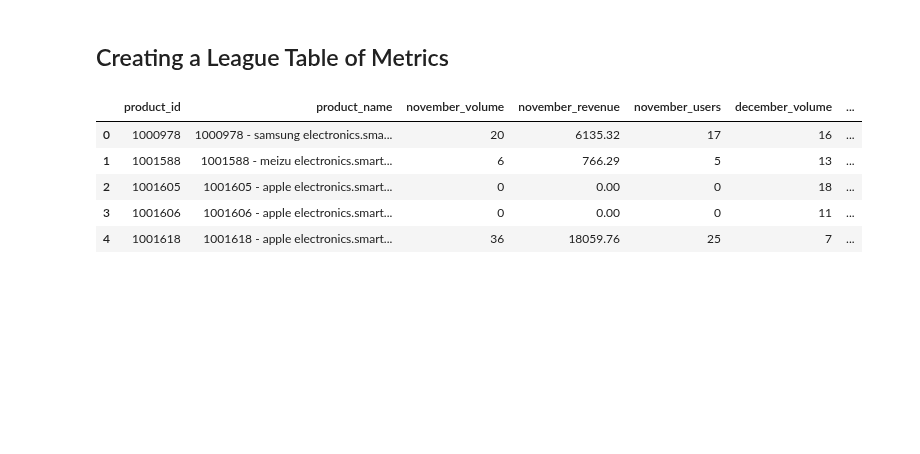
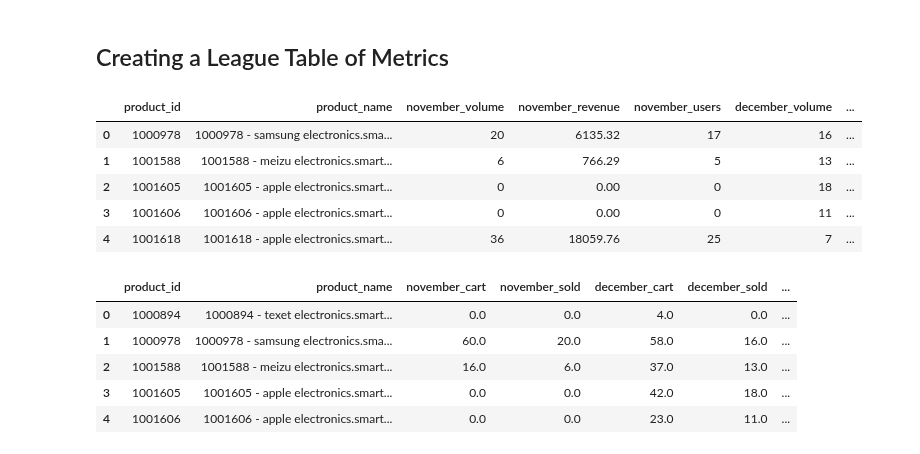
Before and after one commit to jeremysb1/data_analysis_projects, a Jupyter notebook: metrics.ipynb, the cells around one changed output. Cells and saved outputs as stored; diff of their text form; code cells hidden in the pictures; blank space fills up the shorter version.

Commit message:
added conversion metrics

```diff
--- a/metrics.ipynb
+++ b/metrics.ipynb
@@ -422,3 +422,27 @@ purchases_league_table.head()
 | 2 | 1001605 | 1001605 - apple electronics.smart... | 0 | 0.00 | 0 | 18 | ... |
 | 3 | 1001606 | 1001606 - apple electronics.smart... | 0 | 0.00 | 0 | 11 | ... |
 | 4 | 1001618 | 1001618 - apple electronics.smart... | 36 | 18059.76 | 25 | 7 | ... |
+# %%
+conversion_table = (
+    pd.pivot_table(
+        data = events.assign(month=events["event_time"].dt.month),
+        index=["product_id", "product_name"],
+        columns=["month", "event_type"],
+        values="user_id",
+        aggfunc="count"
+    )
+    .fillna(0)
+    .set_axis(labels=["november_cart", "november_sold", "december_cart", "december_sold"], axis=1)
+    .reset_index()
+    .assign(november_conversion= lambda x: x["november_sold"] / x["november_cart"],
+            december_conversion = lambda x: x["december_sold"] / x["december_cart"])
+)
+
+conversion_table.head()
+# %% [output]
+|  | product_id | product_name | november_cart | november_sold | december_cart | december_sold | ... |
+| 0 | 1000894 | 1000894 - texet electronics.smart... | 0.0 | 0.0 | 4.0 | 0.0 | ... |
+| 1 | 1000978 | 1000978 - samsung electronics.sma... | 60.0 | 20.0 | 58.0 | 16.0 | ... |
+| 2 | 1001588 | 1001588 - meizu electronics.smart... | 16.0 | 6.0 | 37.0 | 13.0 | ... |
+| 3 | 1001605 | 1001605 - apple electronics.smart... | 0.0 | 0.0 | 42.0 | 18.0 | ... |
+| 4 | 1001606 | 1001606 - apple electronics.smart... | 0.0 | 0.0 | 23.0 | 11.0 | ... |
```
